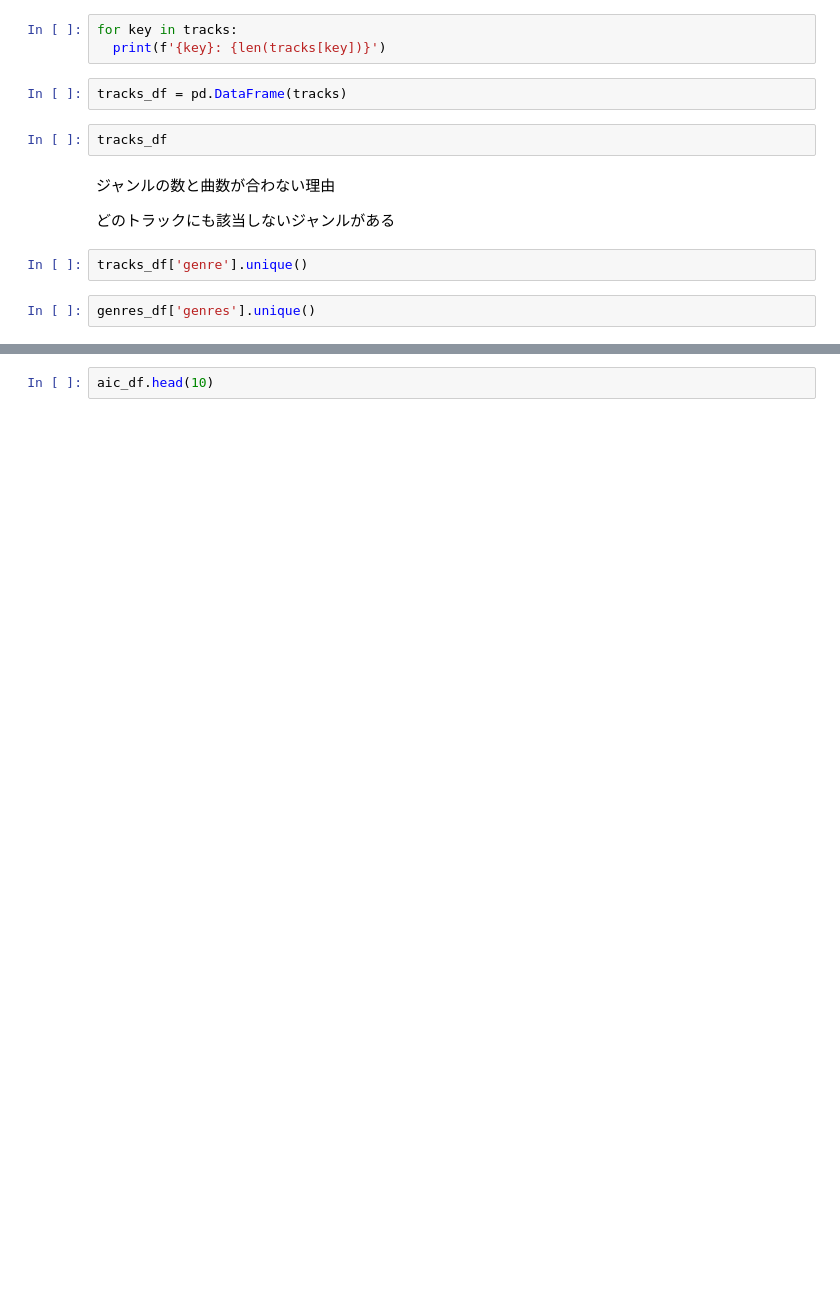
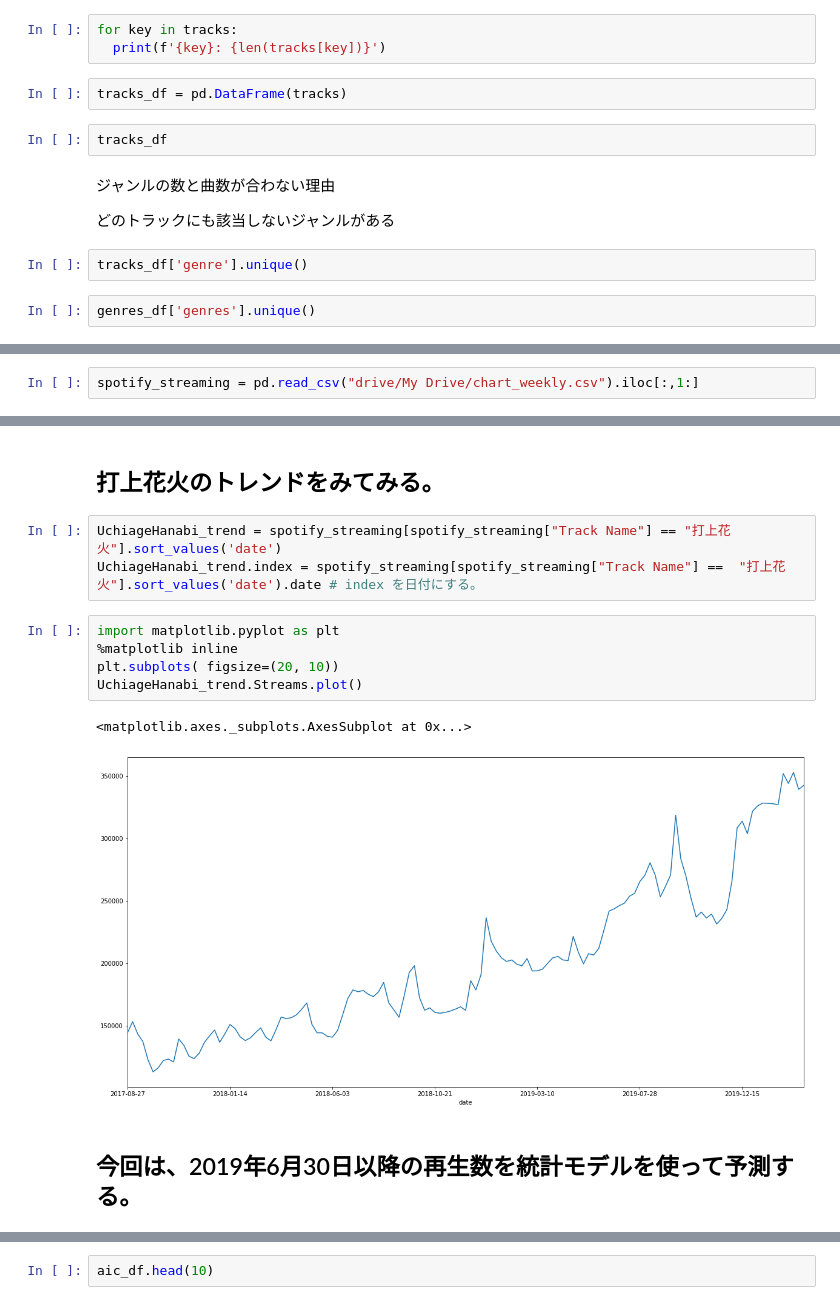
Before and after one commit to loverico/python_lecture, a Jupyter notebook: [Python講座]第3回Spotify_APIを用いたデータ分析.ipynb, the cells around one changed output, grey strips where cells are left out. Drawn from its saved outputs; the diff is of its cells as text; blank space fills up the shorter version.

```diff
--- a/[Python講座]第3回Spotify_APIを用いたデータ分析.ipynb
+++ b/[Python講座]第3回Spotify_APIを用いたデータ分析.ipynb
@@ -1100,0 +394,2 @@ aic_df
+# %%
+spotify_streaming = pd.read_csv("drive/My Drive/chart_weekly.csv").iloc[:,1:]
@@ -1100,0 +413,15 @@ aic_df
+# %% [markdown]
+## 打上花火のトレンドをみてみる。
+# %%
+UchiageHanabi_trend = spotify_streaming[spotify_streaming["Track Name"] == "打上花火"].sort_values('date')
+UchiageHanabi_trend.index = spotify_streaming[spotify_streaming["Track Name"] ==  "打上花火"].sort_values('date').date # index を日付にする。
+# %%
+import matplotlib.pyplot as plt
+%matplotlib inline
+plt.subplots( figsize=(20, 10))
+UchiageHanabi_trend.Streams.plot()
+# %% [output]
+<matplotlib.axes._subplots.AxesSubplot at 0x...>
+[figure, added]
+# %% [markdown]
+## 今回は、2019年6月30日以降の再生数を統計モデルを使って予測する。
```
Also changed, not shown: parts of 111 cells of this notebook.
